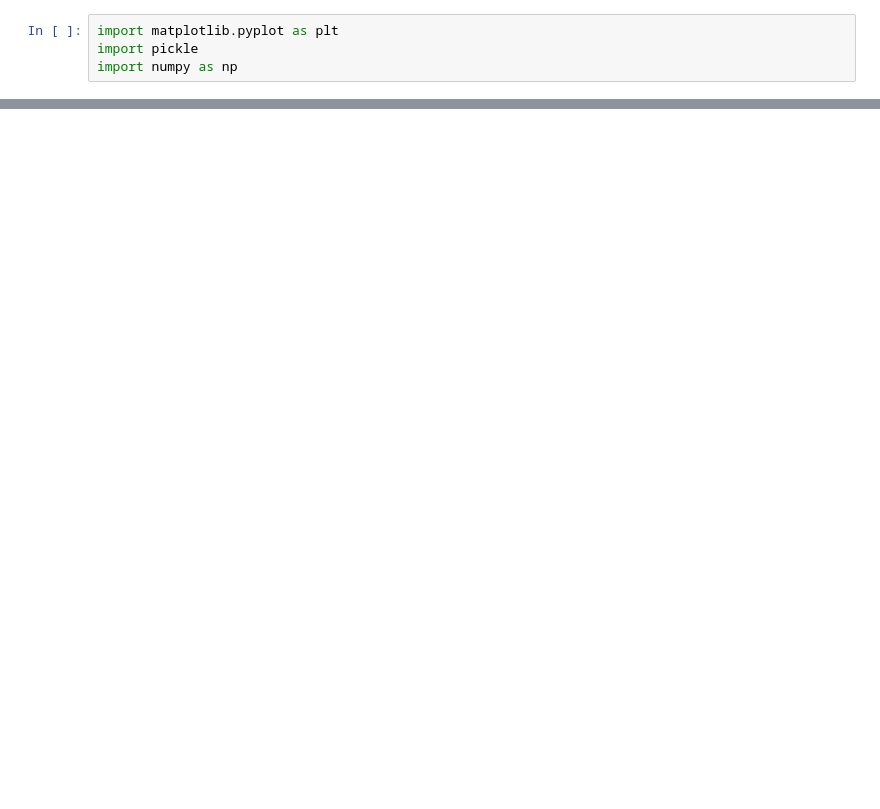
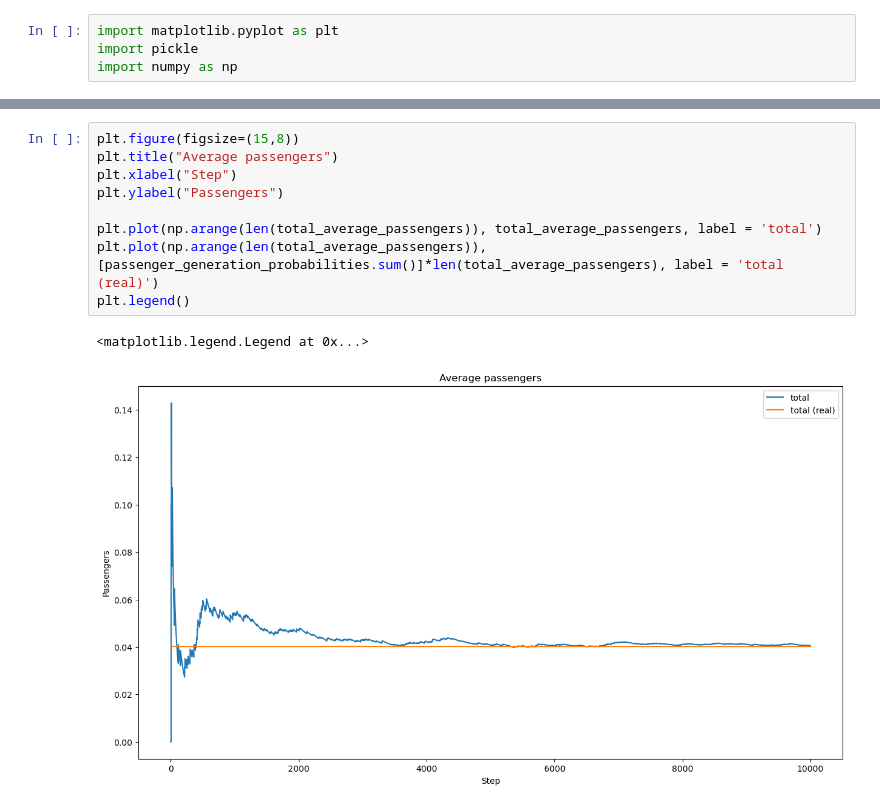
Before and after one commit to AntonioDaSilva/ubergym, a Jupyter notebook: experiments/analyze/0_average_passengers.ipynb, the cells around one changed output, grey strips where cells are left out. Cells and saved outputs as stored; diff of their text form; blank space fills up the shorter version.

```diff
--- a/experiments/analyze/0_average_passengers.ipynb
+++ b/experiments/analyze/0_average_passengers.ipynb
@@ -22,0 +35,12 @@ plt.show()
+# %%
+plt.figure(figsize=(15,8))
+plt.title("Average passengers")
+plt.xlabel("Step")
+plt.ylabel("Passengers")
+
+plt.plot(np.arange(len(total_average_passengers)), total_average_passengers, label = 'total')
+plt.plot(np.arange(len(total_average_passengers)), [passenger_generation_probabilities.sum()]*len(total_average_passengers), label = 'total (real)')
+plt.legend()
+# %% [output]
+<matplotlib.legend.Legend at 0x...>
+[figure, added]
```
Also changed, not shown: parts of 3 cells of this notebook, 6 other files.
